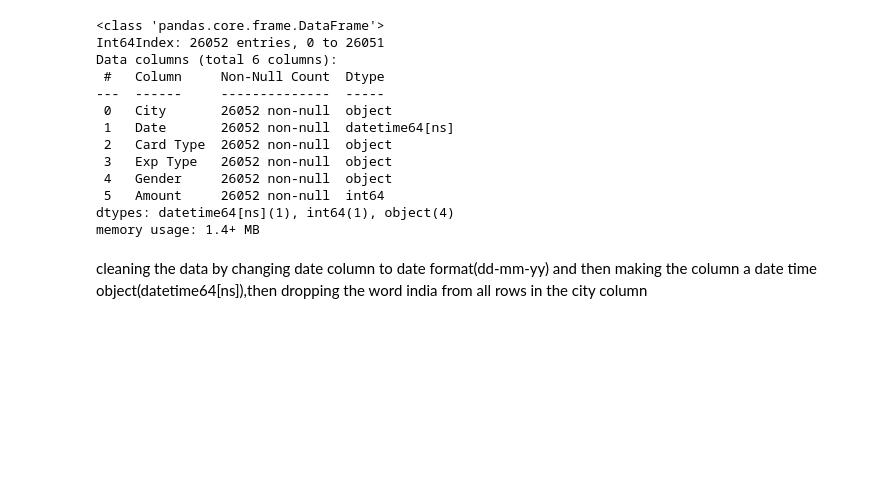
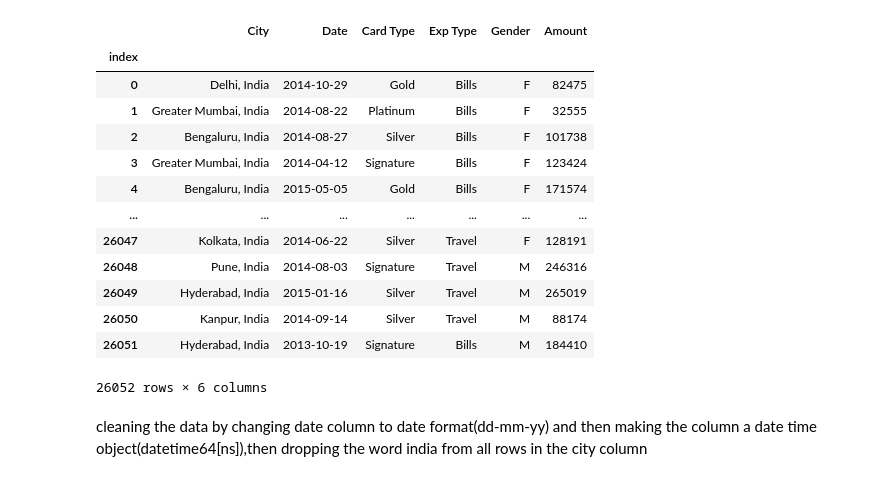
Before and after one commit to kinged0043/PracticeRepo, a Jupyter notebook: coffee_data/coffee_dataset.ipynb, the cells around one changed output. Cells and saved outputs as stored; diff of their text form; code cells hidden in the pictures; blank space fills up the shorter version.

```diff
--- a/coffee_data/coffee_dataset.ipynb
+++ b/coffee_data/coffee_dataset.ipynb
@@ -6,21 +6,22 @@ import seaborn as sns
 import matplotlib.pyplot as plt
 # %%
 credit_card = pd.read_csv(r"C:\Users\ezeab\Downloads\archive (2)\Credit card transactions - India - Simple.csv", index_col=0, parse_dates=['Date'])
-credit_card.info()
+credit_card
 # %% [output]
+|  | City | Date | Card Type | Exp Type | Gender | Amount |
+| index |  |  |  |  |  |  |
+| 0 | Delhi, India | 2014-10-29 | Gold | Bills | F | 82475 |
+| 1 | Greater Mumbai, India | 2014-08-22 | Platinum | Bills | F | 32555 |
+| 2 | Bengaluru, India | 2014-08-27 | Silver | Bills | F | 101738 |
+| 3 | Greater Mumbai, India | 2014-04-12 | Signature | Bills | F | 123424 |
+| 4 | Bengaluru, India | 2015-05-05 | Gold | Bills | F | 171574 |
+| ... | ... | ... | ... | ... | ... | ... |
+| 26047 | Kolkata, India | 2014-06-22 | Silver | Travel | F | 128191 |
+| 26048 | Pune, India | 2014-08-03 | Signature | Travel | M | 246316 |
+| 26049 | Hyderabad, India | 2015-01-16 | Silver | Travel | M | 265019 |
+| 26050 | Kanpur, India | 2014-09-14 | Silver | Travel | M | 88174 |
+| 26051 | Hyderabad, India | 2013-10-19 | Signature | Bills | M | 184410 |
-<class 'pandas.core.frame.DataFrame'>
-Int64Index: 26052 entries, 0 to 26051
-Data columns (total 6 columns):
- #   Column     Non-Null Count  Dtype
----  ------     --------------  -----
- 0   City       26052 non-null  object
- 1   Date       26052 non-null  datetime64[ns]
- 2   Card Type  26052 non-null  object
- 3   Exp Type   26052 non-null  object
- 4   Gender     26052 non-null  object
- 5   Amount     26052 non-null  int64
-dtypes: datetime64[ns](1), int64(1), object(4)
-memory usage: 1.4+ MB
+26052 rows × 6 columns
 # %% [markdown]
 cleaning the data by changing date column to date format(dd-mm-yy) and then making the column a date time object(datetime64[ns]),then dropping the word india from all rows in the city column
 # %%
```
